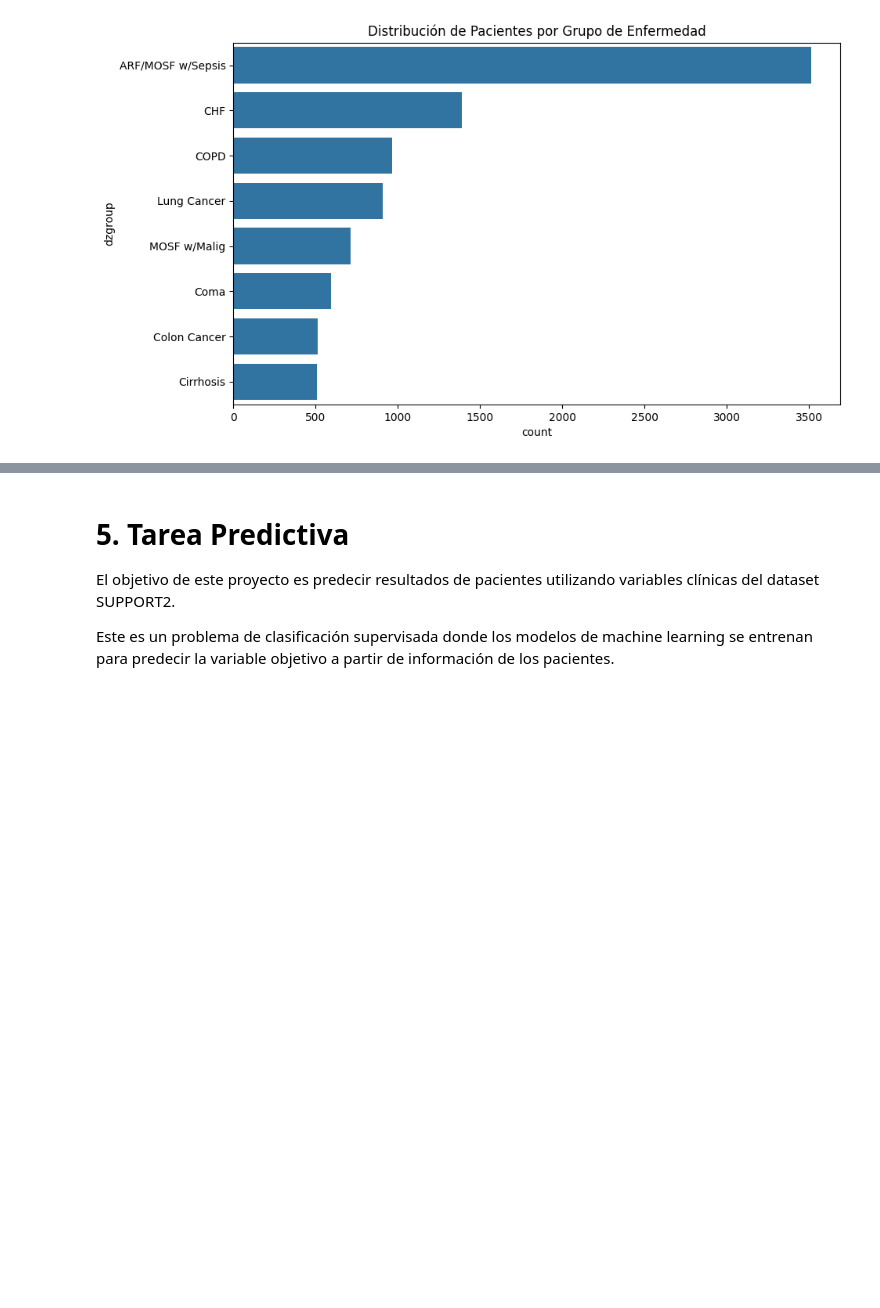
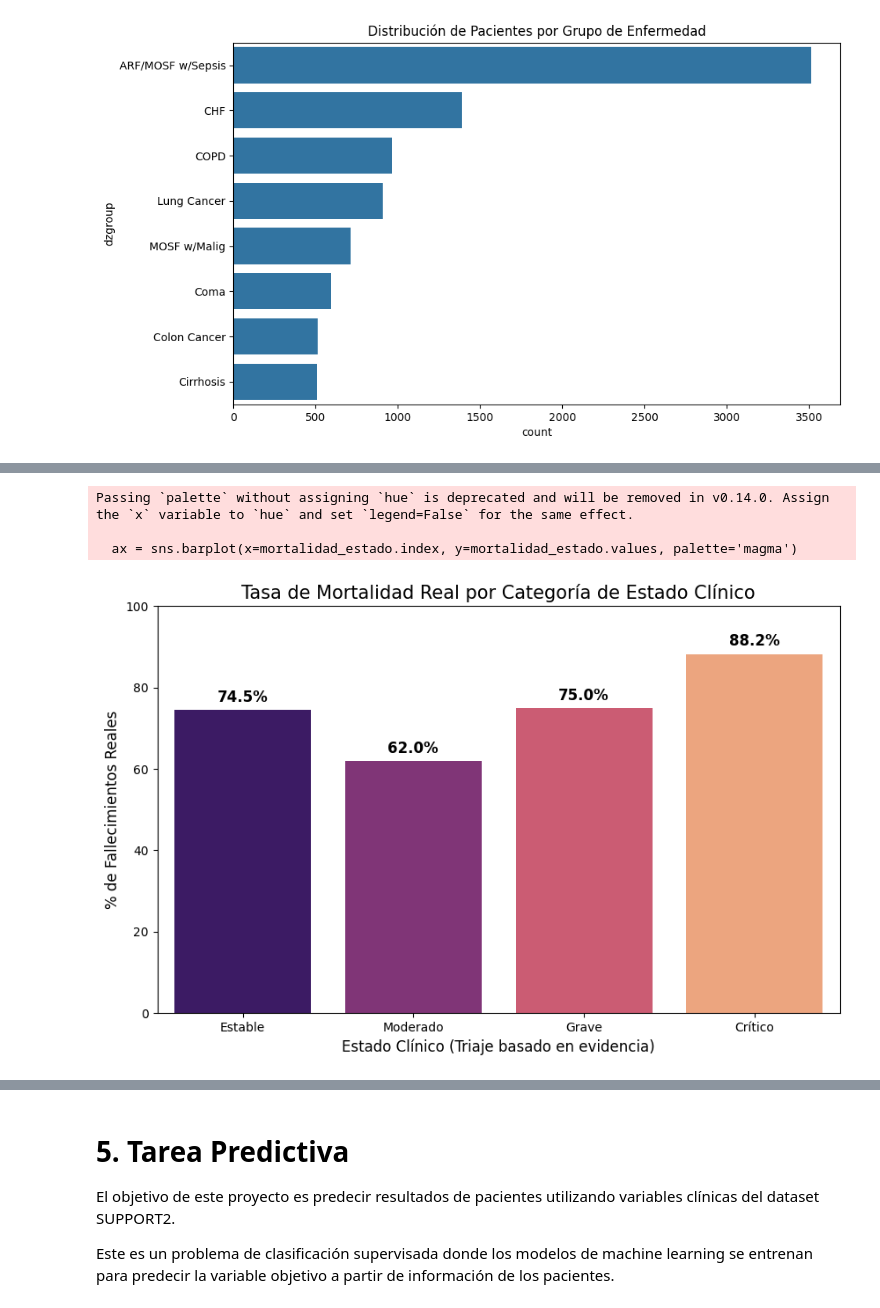
Before and after one commit to nrapun/proyecto_AA, a Jupyter notebook: notebook_proyectoAA.ipynb, the cells around one changed output, grey strips where cells are left out. Cells and saved outputs as stored; diff of their text form; code cells hidden in the pictures; blank space fills up the shorter version.

```diff
--- a/notebook_proyectoAA.ipynb
+++ b/notebook_proyectoAA.ipynb
@@ -406,0 +523,21 @@ Name: count, dtype: int64
+# %%
+plt.figure(figsize=(10, 6))
+# Calculamos el % de muertes real por cada grupo definido por nosotros
+mortalidad_estado = df_clean.groupby('estado_clinico')['death'].mean() * 100
+
+ax = sns.barplot(x=mortalidad_estado.index, y=mortalidad_estado.values, palette='magma')
+plt.title('Tasa de Mortalidad Real por Categoría de Estado Clínico', fontsize=15)
+plt.ylabel('% de Fallecimientos Reales', fontsize=12)
+plt.xlabel('Estado Clínico (Triaje basado en evidencia)', fontsize=12)
+plt.ylim(0, 100)
+
+# Añadir los porcentajes encima de las barras para que se vea claro
+for i, val in enumerate(mortalidad_estado.values):
+    plt.text(i, val + 2, f'{val:.1f}%', ha='center', fontweight='bold', fontsize=12)
+
+plt.show()
+# %% [output]
+Passing `palette` without assigning `hue` is deprecated and will be removed in v0.14.0. Assign the `x` variable to `hue` and set `legend=False` for the same effect.
+
+  ax = sns.barplot(x=mortalidad_estado.index, y=mortalidad_estado.values, palette='magma')
+[figure, added]
```
Also changed, not shown: parts of 10 cells of this notebook.
